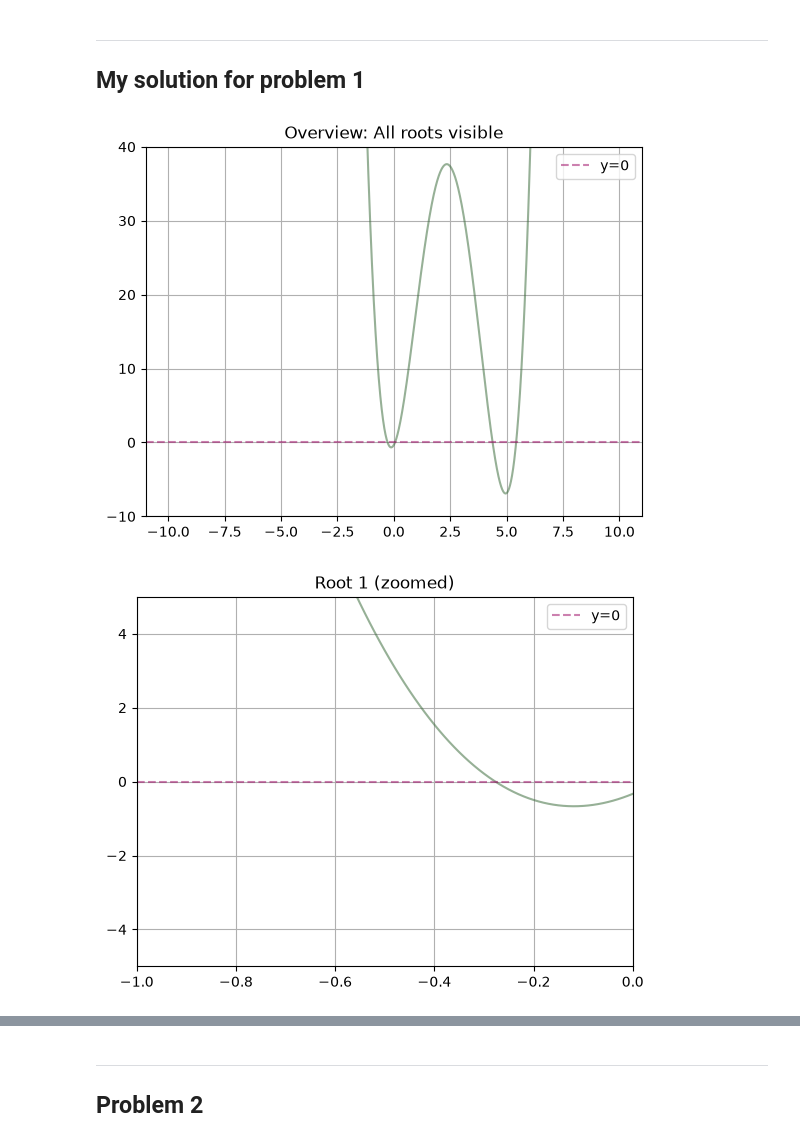
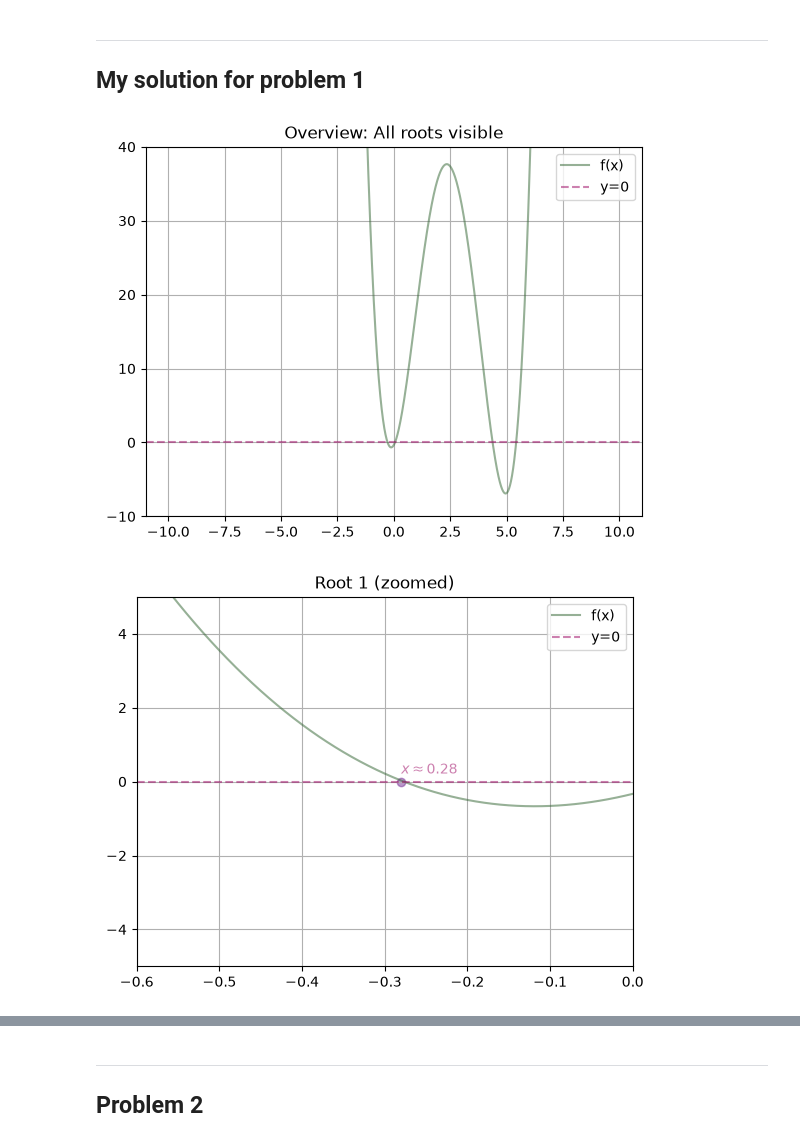
Before and after one commit to Tsavoritel/Silly-Scripts, a Jupyter notebook: PythonLabs/Elise_Collins_Lab2.ipynb, the cells around one changed output, grey strips where cells are left out. Drawn from its saved outputs; the diff is of its cells as text; code cells hidden in the pictures.

```diff
--- a/PythonLabs/Elise_Collins_Lab2.ipynb
+++ b/PythonLabs/Elise_Collins_Lab2.ipynb
@@ -25,26 +25,61 @@ color3 = "#a0106987"
 # %%
 x = np.arange(-10, 10, 0.01)
 y = mx.lab_2_problem_1(x, student_id)
 
 # First overview graph
 plt.figure()
-plt.plot(x, y, color=color1)
+plt.plot(x, y, color=color1, label="f(x)")
 plt.ylim(-10, 40) # Adjust to show y=0 line clearly
 plt.title("Overview: All roots visible")
 plt.axhline(0, color=color3, linestyle="--", label="y=0")
 plt.legend()
 plt.grid(True)
 plt.show()
 
 # Then separate graphs for each root
-plt.plot(x, y, color=color1)
-plt.xlim(-1, 0) # Example: adjust to zoom to first root
+plt.plot(x, y, color=color1, label="f(x)")
+plt.xlim(-0.6, 0) # Example: adjust to zoom to first root
 plt.ylim(-5, 5) # Adjust to show y=0 line clearly
 plt.title("Root 1 (zoomed)")
 plt.axhline(0, color=color3, linestyle="--", label="y=0")
+plt.scatter(-0.28, 0, color=color2)
+plt.text(-0.28, 0.2, "$ x \\approx 0.28$", color=color3)
 plt.legend()
 plt.grid(True)
 plt.show()
+
+plt.plot(x, y, color=color1, label="f(x)")
+plt.xlim(-0.2, 0.3) # Example: adjust to zoom to first root
+plt.ylim(-5, 5) # Adjust to show y=0 line clearly
+plt.title("Root 2 (zoomed)")
+plt.axhline(0, color=color3, linestyle="--", label="y=0")
+plt.scatter(0.05, 0, color=color2)
+plt.text(0, 0.2, "$ x \\approx 0.28$", color=color3)
+plt.legend()
+plt.grid(True)
+plt.show()
+
+plt.plot(x, y, color=color1, label="f(x)")
+plt.xlim(4, 4.8) # Example: adjust to zoom to first root
+plt.ylim(-5, 5) # Adjust to show y=0 line clearly
+plt.title("Root 3 (zoomed)")
+plt.axhline(0, color=color3, linestyle="--", label="y=0")
+plt.scatter(4.38, 0, color=color2)
+plt.text(4.38, 0.2, "$ x \\approx 4.38$", color=color3)
+plt.legend()
+plt.grid(True)
+plt.show()
+
+plt.plot(x, y, color=color1, label="f(x)")
+plt.xlim(5, 5.8) # Example: adjust to zoom to first root
+plt.ylim(-5, 5) # Adjust to show y=0 line clearly
+plt.title("Root 4 (zoomed)")
+plt.axhline(0, color=color3, linestyle="--", label="y=0")
+plt.scatter(5.42, 0, color=color2)
+plt.text(5.44, 0.2, "$ x \\approx 5.42$", color=color3)
+plt.legend()
+plt.grid(True)
+plt.show()
 # %% [output]
-[figure, old version]
+[figure, new version]
-[figure, old version]
+[figure, new version]
```
Also changed, not shown: parts of 1 cell of this notebook.
